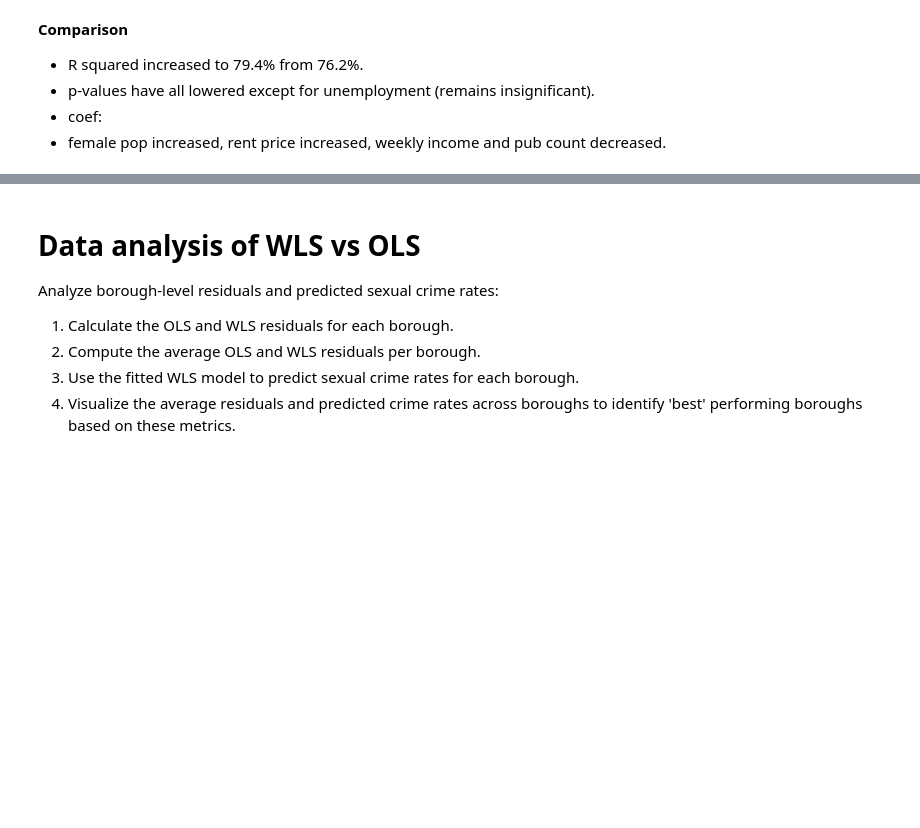
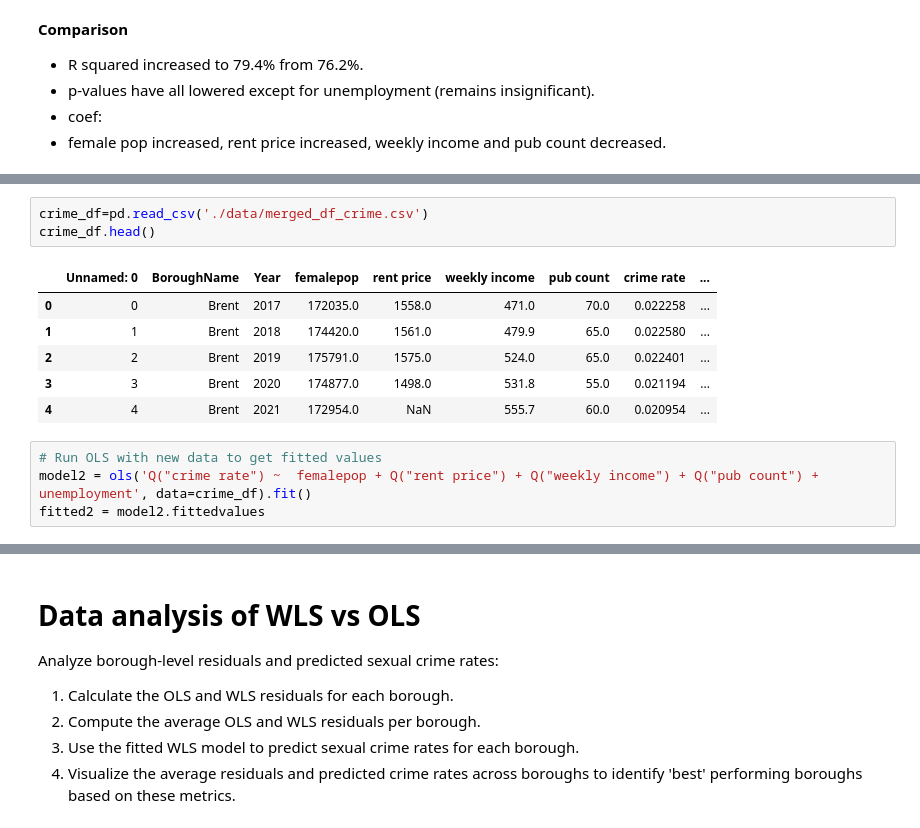
Before and after one commit to greypen2006/Final_Project, a Jupyter notebook: N4.ols_wls.ipynb, the cells around one changed output, grey strips where cells are left out. Drawn from its saved outputs; the diff is of its cells as text; blank space fills up the shorter version.

```diff
--- a/N4.ols_wls.ipynb
+++ b/N4.ols_wls.ipynb
@@ -548,0 +559,14 @@ strong multicollinearity or other numerical problems.
+# %%
+crime_df=pd.read_csv('./data/merged_df_crime.csv')
+crime_df.head()
+# %% [output]
+|  | Unnamed: 0 | BoroughName | Year | femalepop | rent price | weekly income | pub count | crime rate | ... |
+| 0 | 0 | Brent | 2017 | 172035.0 | 1558.0 | 471.0 | 70.0 | 0.022258 | ... |
+| 1 | 1 | Brent | 2018 | 174420.0 | 1561.0 | 479.9 | 65.0 | 0.022580 | ... |
+| 2 | 2 | Brent | 2019 | 175791.0 | 1575.0 | 524.0 | 65.0 | 0.022401 | ... |
+| 3 | 3 | Brent | 2020 | 174877.0 | 1498.0 | 531.8 | 55.0 | 0.021194 | ... |
+| 4 | 4 | Brent | 2021 | 172954.0 | NaN | 555.7 | 60.0 | 0.020954 | ... |
+# %%
+# Run OLS with new data to get fitted values
+model2 = ols('Q("crime rate") ~  femalepop + Q("rent price") + Q("weekly income") + Q("pub count") + unemployment', data=crime_df).fit()
+fitted2 = model2.fittedvalues
```
Also changed, not shown: parts of 13 cells of this notebook.
